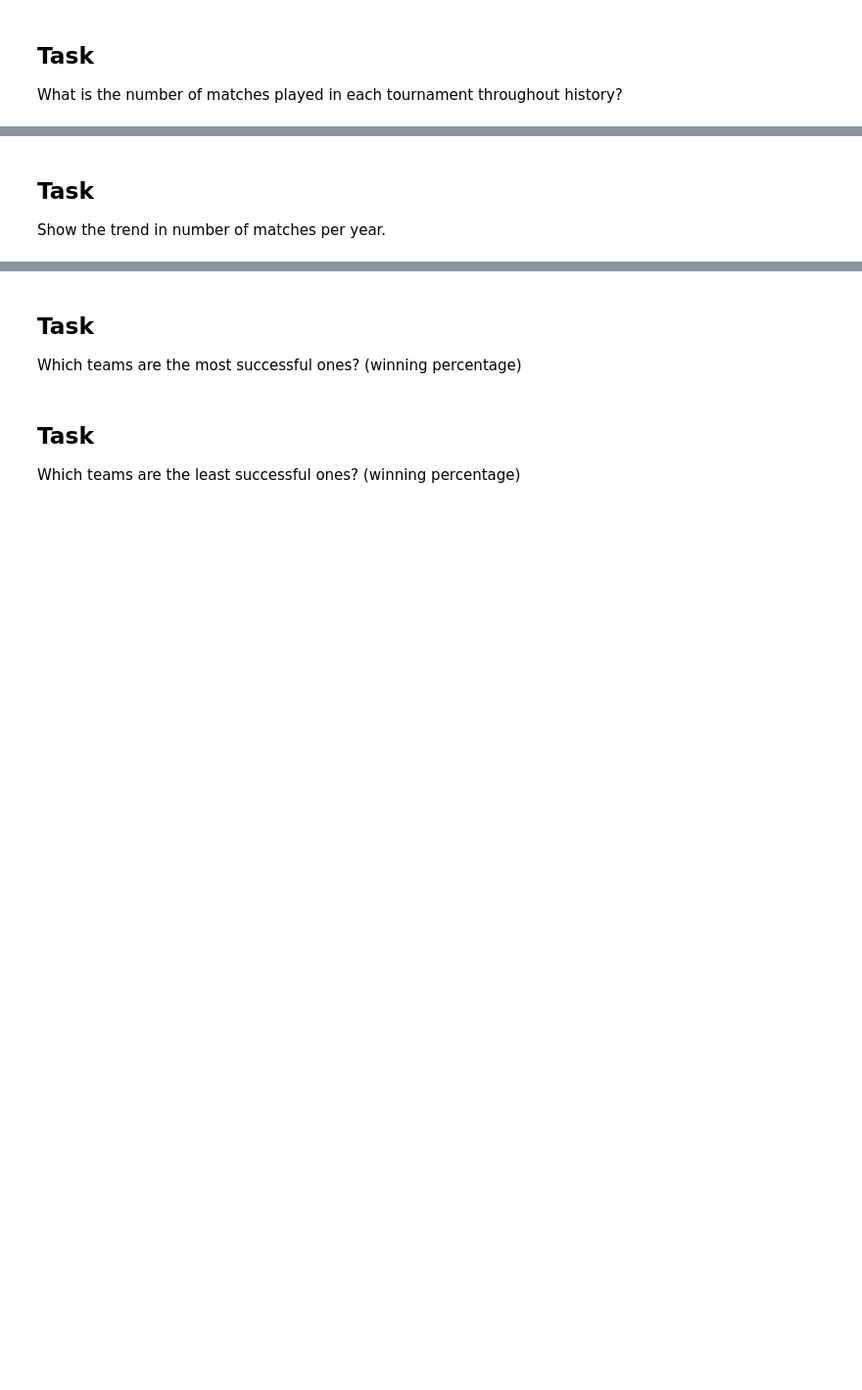
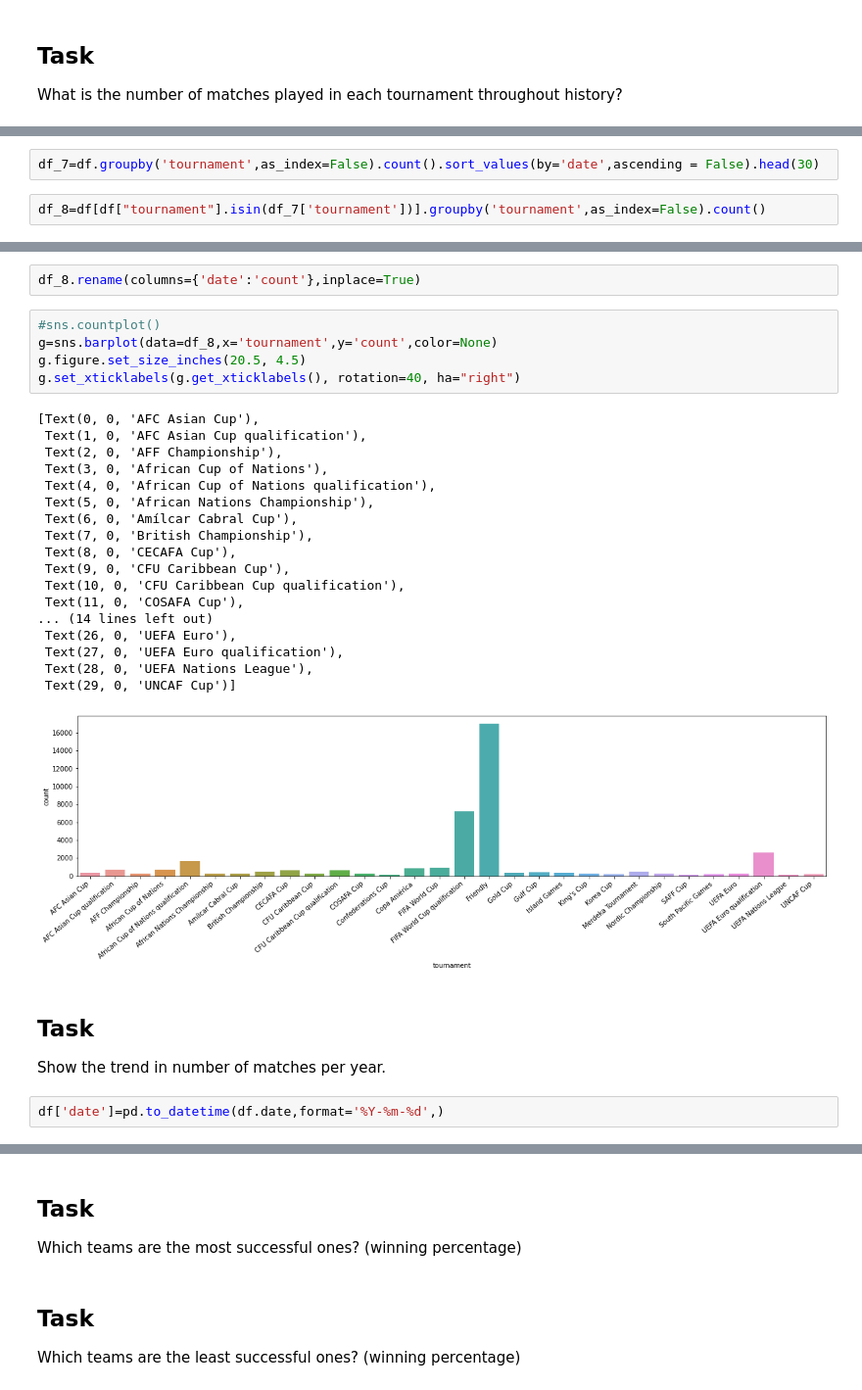
Before and after one commit to TasneemYou/dataviz_exercises, a Jupyter notebook: dataviz_challenge.ipynb, the cells around one changed output, grey strips where cells are left out. Shown: that part at 98% size. Saved outputs shown, nothing was run; the diff lists cells and outputs as text; blank space fills up the shorter version.

```diff
--- a/dataviz_challenge.ipynb
+++ b/dataviz_challenge.ipynb
@@ -65,0 +136,4 @@ What is the number of matches played in each tournament throughout history?
+# %%
+df_7=df.groupby('tournament',as_index=False).count().sort_values(by='date',ascending = False).head(30)
+# %%
+df_8=df[df["tournament"].isin(df_7['tournament'])].groupby('tournament',as_index=False).count()
@@ -66,3 +160,31 @@ What is the number of matches played in each tournament throughout history?
+# %%
+df_8.rename(columns={'date':'count'},inplace=True)
+# %%
+#sns.countplot()
+g=sns.barplot(data=df_8,x='tournament',y='count',color=None)
+g.figure.set_size_inches(20.5, 4.5)
+g.set_xticklabels(g.get_xticklabels(), rotation=40, ha="right")
+# %% [output]
+[Text(0, 0, 'AFC Asian Cup'),
+ Text(1, 0, 'AFC Asian Cup qualification'),
+ Text(2, 0, 'AFF Championship'),
+ Text(3, 0, 'African Cup of Nations'),
+ Text(4, 0, 'African Cup of Nations qualification'),
+ Text(5, 0, 'African Nations Championship'),
+ Text(6, 0, 'Amílcar Cabral Cup'),
+ Text(7, 0, 'British Championship'),
+ Text(8, 0, 'CECAFA Cup'),
+ Text(9, 0, 'CFU Caribbean Cup'),
+ Text(10, 0, 'CFU Caribbean Cup qualification'),
+ Text(11, 0, 'COSAFA Cup'),
+... (14 lines left out)
+ Text(26, 0, 'UEFA Euro'),
+ Text(27, 0, 'UEFA Euro qualification'),
+ Text(28, 0, 'UEFA Nations League'),
+ Text(29, 0, 'UNCAF Cup')]
+[figure, added]
 # %% [markdown]
 ## Task
 Show the trend in number of matches per year.
+# %%
+df['date']=pd.to_datetime(df.date,format='%Y-%m-%d',)
```
Also changed, not shown: parts of 19 cells of this notebook.
